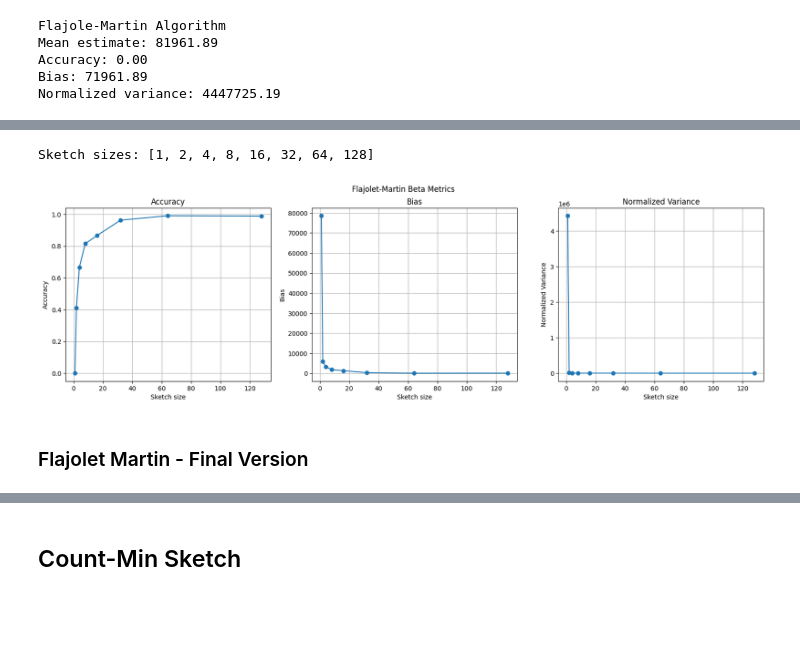
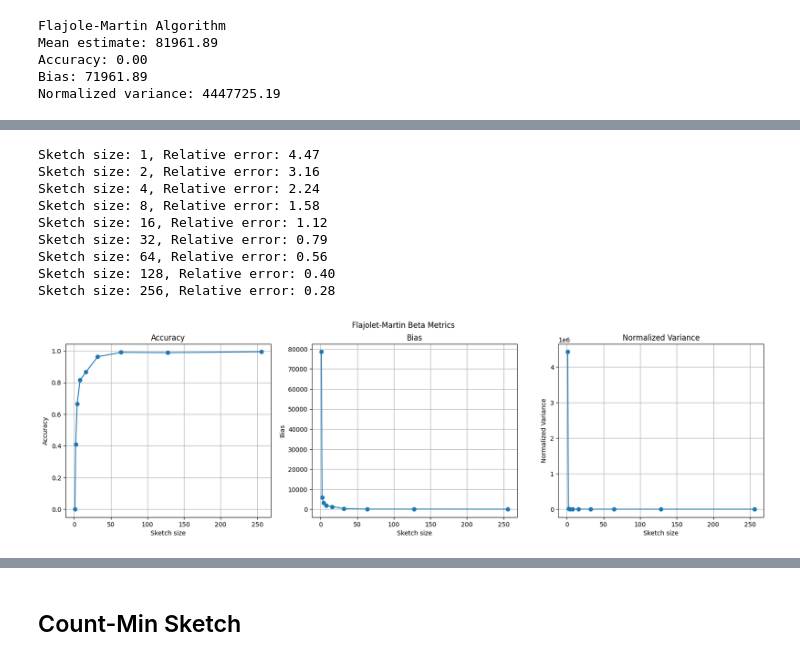
Before and after one commit to Gal-Noy/MSC-Data-Streaming-Algorithms, a Jupyter notebook: FM_CountMin/FM_CountMin.ipynb, the cells around one changed output, grey strips where cells are left out. Drawn from its saved outputs; the diff is of its cells as text; code cells hidden in the pictures; blank space fills up the shorter version.

```diff
--- a/FM_CountMin/FM_CountMin.ipynb
+++ b/FM_CountMin/FM_CountMin.ipynb
@@ -63,7 +63,7 @@ def hash_stream(stream: np.ndarray, a: int, b: int, m: int = P, normalize: bool
     :param normalize: Whether to normalize the hash values to [0, 1) or not
     :return: The hashed stream
     """
-    return (((max(a, 1) * stream**2 + b) % p) % m) / (m if normalize else 1)
+    return (((a * stream**2 + b) % p) % m) / (m if normalize else 1)
 
 # Plot the uniformity of the hash function
 a, b = np.random.default_rng(SEED).integers(1, P, size=2)
@@ -139,8 +155,13 @@ def flajolet_martin_beta(stream: np.ndarray, s: int, seed: int = SEED) -> float:
 # %%
 import matplotlib.pyplot as plt
 
-S = [1, 2, 4, 8, 16, 32, 64, 128]
-print(f"Sketch sizes: {S}")
+S = [1, 2, 4, 8, 16, 32, 64, 128, 256]
+
+# Calculate the guaranteed relative error with 95% confidence
+delta = 0.05
+for s in S:
+    epsilon = np.sqrt(1 / (delta * s))
+    print(f"Sketch size: {s}, Relative error: {epsilon:.2f}")
 
 results = {s: [flajolet_martin_beta(stream, s, i) for i in range(NUM_RUNS)] for s in S}
 
@@ -179,34 +200,40 @@ def plot_metrics(metrics: dict, title: str, logx: bool = False):
     plt.title("Accuracy")
     plt.xlabel("Sketch size")
     if logx:
         plt.xscale("log")
     plt.ylabel("Accuracy")
     plt.grid(True)
 
     plt.subplot(1, 3, 2)
     plt.plot(sketch_sizes, [metrics[s]["bias"] for s in sketch_sizes], marker='o')
     plt.title("Bias")
     plt.xlabel("Sketch size")
     if logx:
         plt.xscale("log")
     plt.ylabel("Bias")
     plt.grid(True)
 
     plt.subplot(1, 3, 3)
     plt.plot(sketch_sizes, [metrics[s]["normalized_variance"] for s in sketch_sizes], marker='o')
     plt.title("Normalized Variance")
     plt.xlabel("Sketch size")
     if logx:
         plt.xscale("log")
     plt.ylabel("Normalized Variance")
     plt.grid(True)
 
     plt.show()
 
 metrics = calculate_fm_metrics(results)
 plot_metrics(metrics, "Flajolet-Martin Beta Metrics")
 # %% [output]
-Sketch sizes: [1, 2, 4, 8, 16, 32, 64, 128]
+Sketch size: 1, Relative error: 4.47
+Sketch size: 2, Relative error: 3.16
+Sketch size: 4, Relative error: 2.24
+Sketch size: 8, Relative error: 1.58
+Sketch size: 16, Relative error: 1.12
+Sketch size: 32, Relative error: 0.79
+Sketch size: 64, Relative error: 0.56
+Sketch size: 128, Relative error: 0.40
+Sketch size: 256, Relative error: 0.28
-[figure, old version]
+[figure, new version]
-# %% [markdown]
-### Flajolet Martin - Final Version
```
Also changed, not shown: parts of 9 cells of this notebook.
